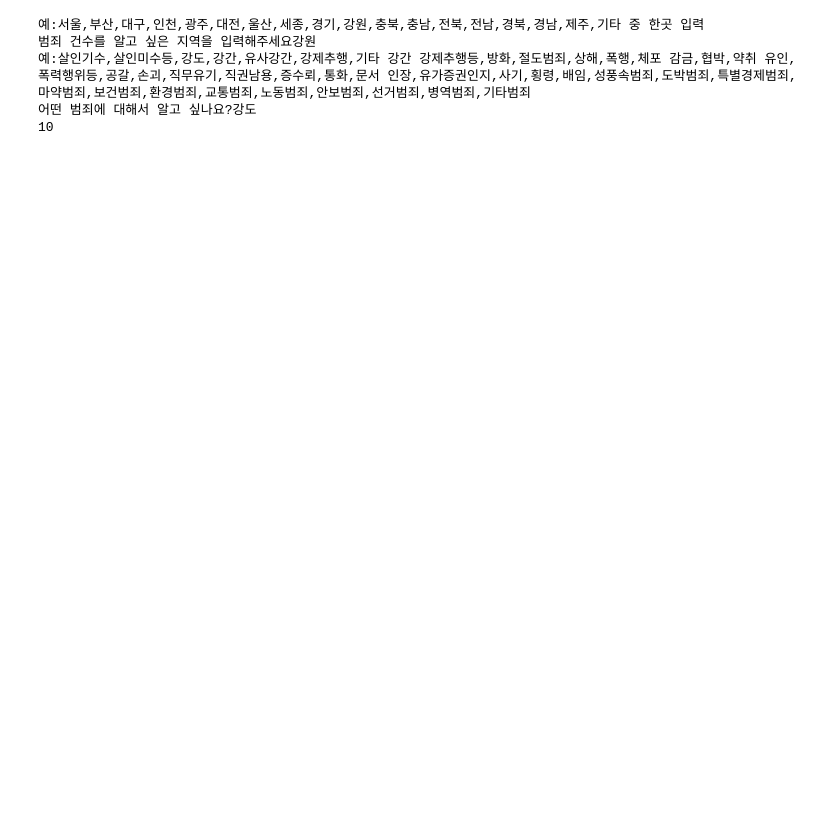
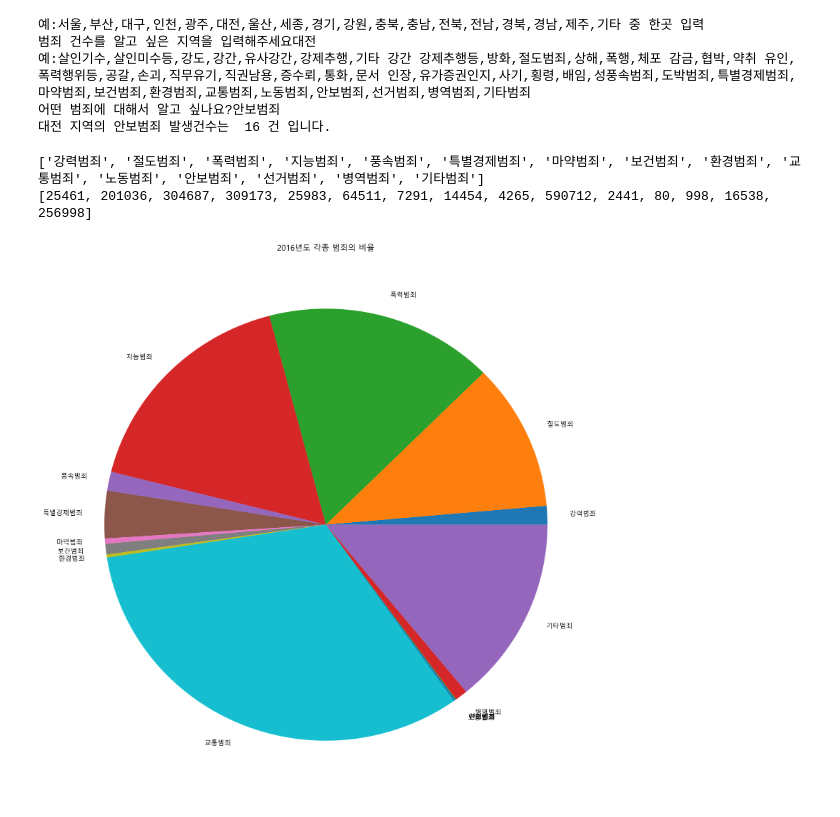
Before and after one commit to seank519/python2018, a Jupyter notebook: 정보 수행 최종.ipynb, the cells around one changed output. Saved outputs shown, nothing was run; the diff lists cells and outputs as text; code cells hidden in the pictures; blank space fills up the shorter version.

```diff
--- a/정보 수행 최종.ipynb
+++ b/정보 수행 최종.ipynb
@@ -54,9 +51,9 @@ plt.show()
 # %%
 #각 지역의 범죄 종류별로 범죄 수를 알려주는 파이썬
 print("예:서울,부산,대구,인천,광주,대전,울산,세종,경기,강원,충북,충남,전북,전남,경북,경남,제주,기타 중 한곳 입력")
-a=input('범죄 건수를 알고 싶은 지역을 입력해주세요')
+a=input('범죄 건수를 알고 싶은 지역을 입력해주세요 : ')
 print("예:살인기수,살인미수등,강도,강간,유사강간,강제추행,기타 강간 강제추행등,방화,절도범죄,상해,폭행,체포 감금,협박,약취 유인,폭력행위등,공갈,손괴,직무유기,직권남용,증수뢰,통화,문서 인장,유가증권인지,사기,횡령,배임,성풍속범죄,도박범죄,특별경제범죄,마약범죄,보건범죄,환경범죄,교통범죄,노동범죄,안보범죄,선거범죄,병역범죄,기타범죄")
-b=input('어떤 범죄에 대해서 알고 싶나요?')
+b=input('어떤 범죄에 대해서 알고 싶나요? ')
 
 import csv
 f=open('범죄발생지_2016년_시도별.csv')
@@ -83,12 +80,50 @@ for k in range(len(menu)) :
         cnt2 = k
 for row in csv_data :
     e.append(row[cnt])
-print(int(e[cnt2]))
+print(a+" 지역의 "+b+" 발생건수는 ", int(e[cnt2]), "건 입니다.")
 f.close()
 # %% [output]
 예:서울,부산,대구,인천,광주,대전,울산,세종,경기,강원,충북,충남,전북,전남,경북,경남,제주,기타 중 한곳 입력
-범죄 건수를 알고 싶은 지역을 입력해주세요강원
+범죄 건수를 알고 싶은 지역을 입력해주세요대전
 예:살인기수,살인미수등,강도,강간,유사강간,강제추행,기타 강간 강제추행등,방화,절도범죄,상해,폭행,체포 감금,협박,약취 유인,폭력행위등,공갈,손괴,직무유기,직권남용,증수뢰,통화,문서 인장,유가증권인지,사기,횡령,배임,성풍속범죄,도박범죄,특별경제범죄,마약범죄,보건범죄,환경범죄,교통범죄,노동범죄,안보범죄,선거범죄,병역범죄,기타범죄
-어떤 범죄에 대해서 알고 싶나요?강도
-10
+어떤 범죄에 대해서 알고 싶나요?안보범죄
+대전 지역의 안보범죄 발생건수는  16 건 입니다.
+# %%
+#각 범죄의 비율을 알려주는 원그래프
+import csv
+f=open('범죄발생지_2016년_주요도시1.csv')
+data = csv.reader(f)
+next(data)
+
+crime_name = ['강력범죄', '절도범죄', '폭력범죄', '지능범죄', '풍속범죄', '특별경제범죄', '마약범죄','보건범죄', '환경범죄','교통범죄','노동범죄','안보범죄','선거범죄','병역범죄','기타범죄']
+result = []
+crime_list = []
+
+for row in data :
+    if row[0] in crime_name :
+        sig=0
+        for i in range(2,20):
+            sig += int(row[i])
+
+        if row[0] in crime_list :
+            i = crime_list.index(row[0])
+            result[i] += sig
+        else :
+            crime_list.append(row[0])
+            result.append(sig)
+
+print(crime_list)
+print(result)
+
+import matplotlib.pyplot as plt
+plt.figure(figsize=(15,15), dpi=300)
+plt.rc('font', family= 'Malgun Gothic')
+plt.title('2016년도 각종 범죄의 비율')
+plt.pie(result, labels=crime_list)
+#plt.savefig('2016년도 각종 범죄의 비율.png')
+plt.show()
+# %% [output]
+['강력범죄', '절도범죄', '폭력범죄', '지능범죄', '풍속범죄', '특별경제범죄', '마약범죄', '보건범죄', '환경범죄', '교통범죄', '노동범죄', '안보범죄', '선거범죄', '병역범죄', '기타범죄']
+[25461, 201036, 304687, 309173, 25983, 64511, 7291, 14454, 4265, 590712, 2441, 80, 998, 16538, 256998]
+[figure, added]
 # %%
```
Also changed, not shown: parts of 2 cells of this notebook, 3 other files.
